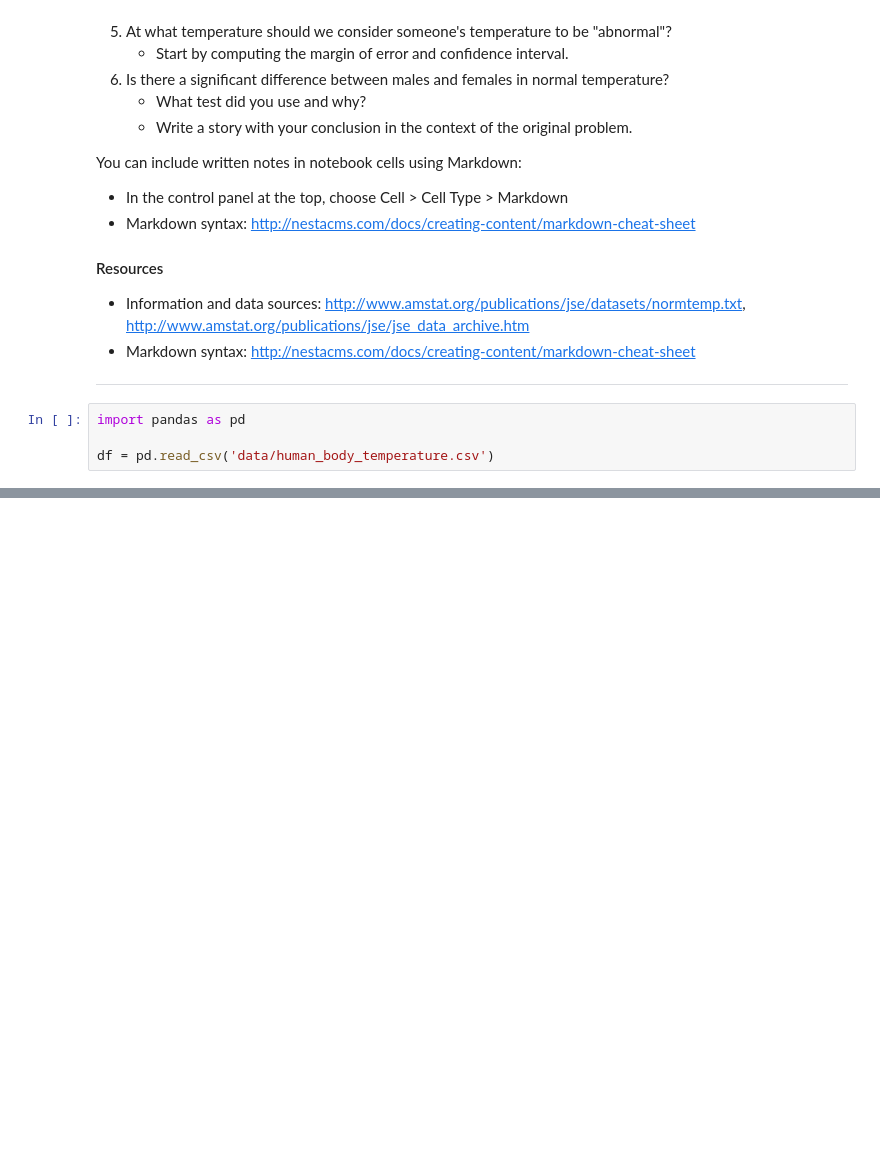
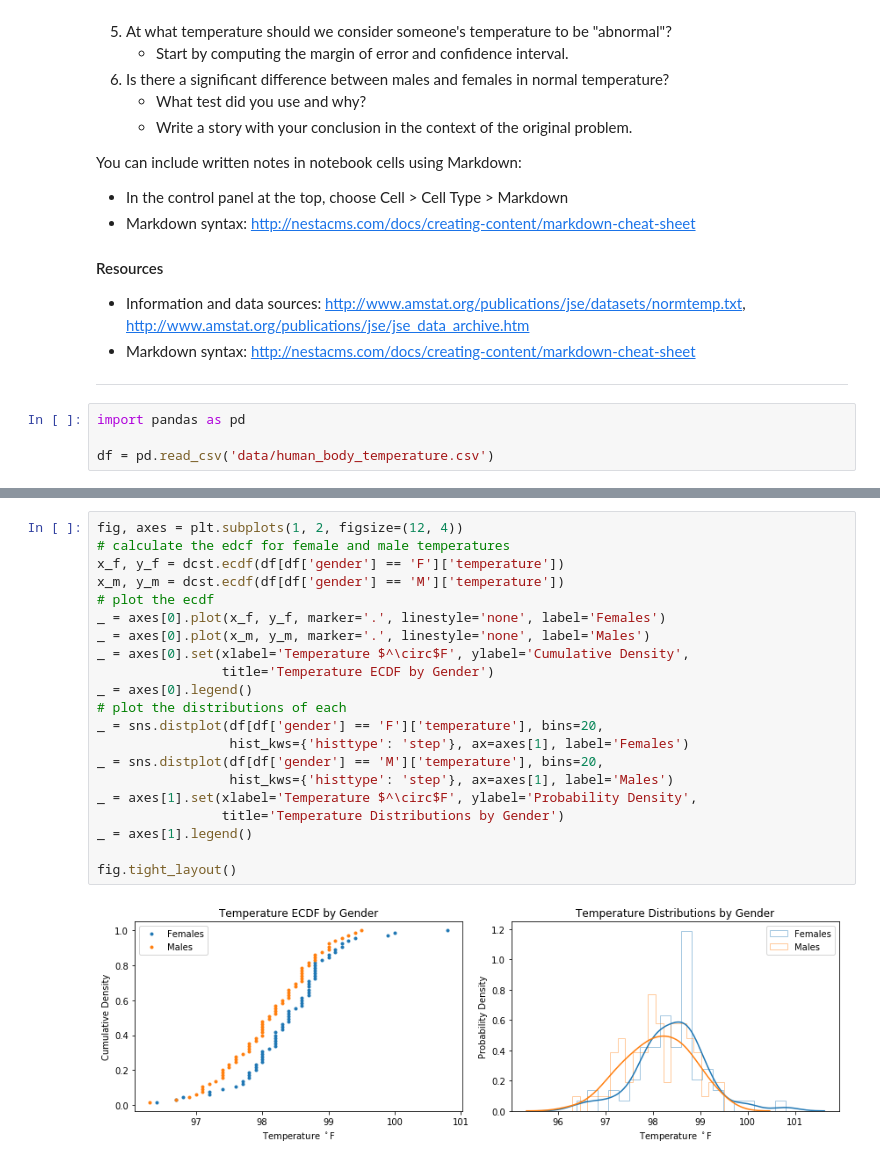
Before and after one commit to tsansom/Springboard-Data-Science, a Jupyter notebook: mini_projects/exploratory_data_analysis/human_temperature/sliderule_dsi_inferential_statistics_exercise_1.ipynb, the cells around one changed output, grey strips where cells are left out. Saved outputs shown, nothing was run; the diff lists cells and outputs as text; blank space fills up the shorter version.

```diff
--- a/mini_projects/exploratory_data_analysis/human_temperature/sliderule_dsi_inferential_statistics_exercise_1.ipynb
+++ b/mini_projects/exploratory_data_analysis/human_temperature/sliderule_dsi_inferential_statistics_exercise_1.ipynb
@@ -60,0 +246,23 @@ df = pd.read_csv('data/human_body_temperature.csv')
+# %%
+fig, axes = plt.subplots(1, 2, figsize=(12, 4))
+# calculate the edcf for female and male temperatures
+x_f, y_f = dcst.ecdf(df[df['gender'] == 'F']['temperature'])
+x_m, y_m = dcst.ecdf(df[df['gender'] == 'M']['temperature'])
+# plot the ecdf
+_ = axes[0].plot(x_f, y_f, marker='.', linestyle='none', label='Females')
+_ = axes[0].plot(x_m, y_m, marker='.', linestyle='none', label='Males')
+_ = axes[0].set(xlabel='Temperature $^\circ$F', ylabel='Cumulative Density',
+                title='Temperature ECDF by Gender')
+_ = axes[0].legend()
+# plot the distributions of each
+_ = sns.distplot(df[df['gender'] == 'F']['temperature'], bins=20,
+                 hist_kws={'histtype': 'step'}, ax=axes[1], label='Females')
+_ = sns.distplot(df[df['gender'] == 'M']['temperature'], bins=20,
+                 hist_kws={'histtype': 'step'}, ax=axes[1], label='Males')
+_ = axes[1].set(xlabel='Temperature $^\circ$F', ylabel='Probability Density',
+                title='Temperature Distributions by Gender')
+_ = axes[1].legend()
+
+fig.tight_layout()
+# %% [output]
+[figure, added]
```
Also changed, not shown: parts of 30 cells of this notebook.
